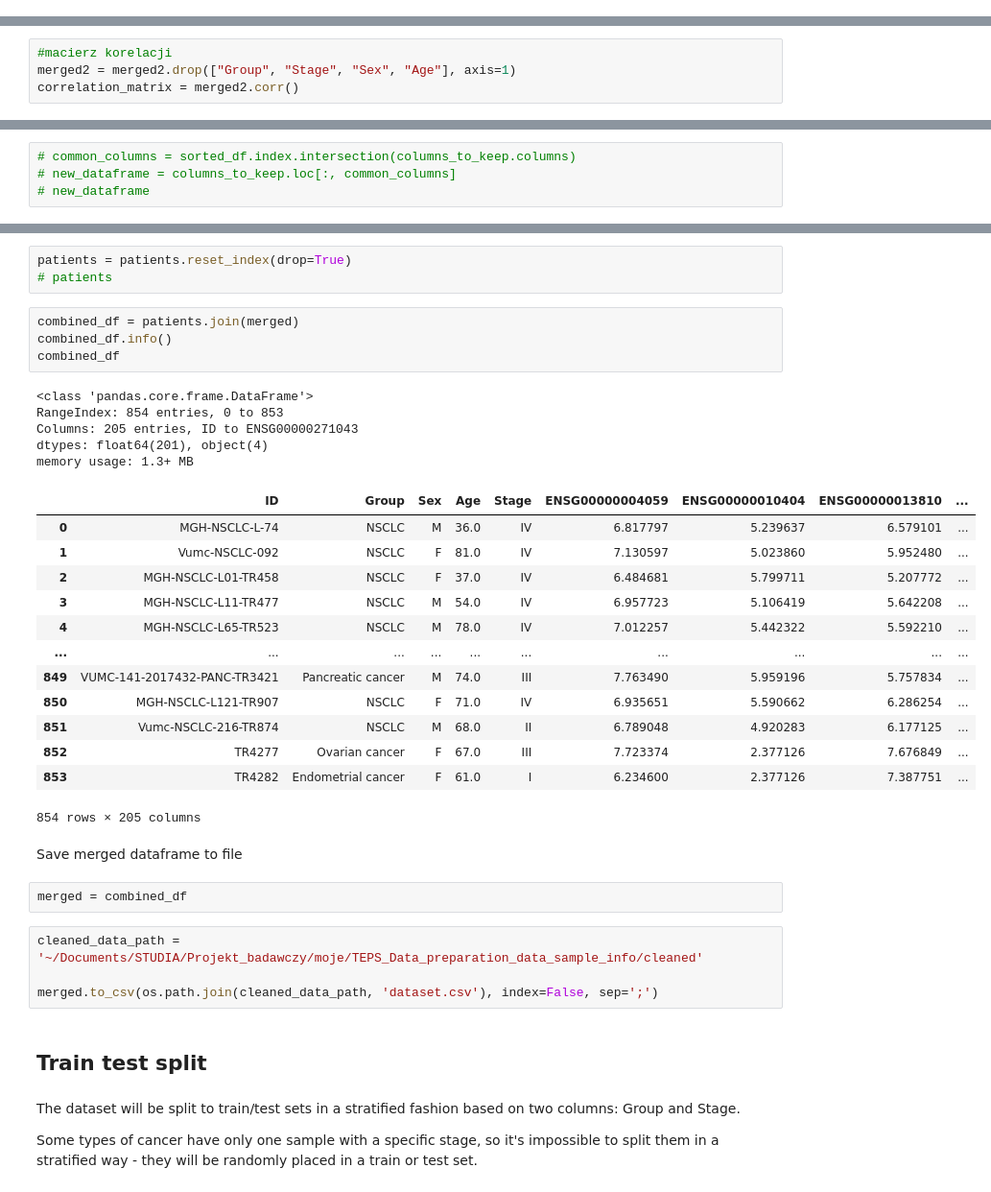
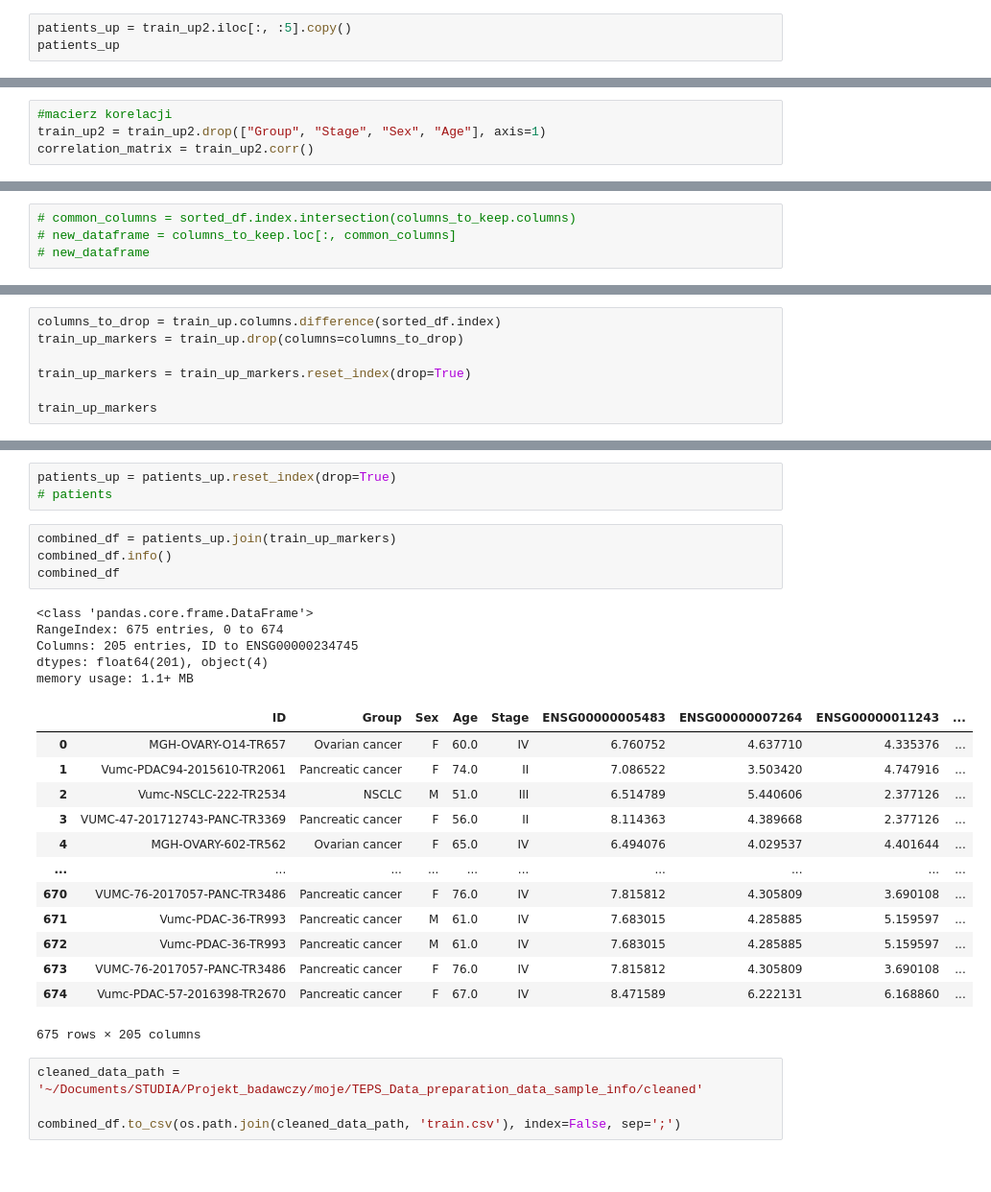
Before and after one commit to DariuszMech/Cancer-stage-prediction, a Jupyter notebook: notebooks/data_preparation.ipynb, the cells around one changed output, grey strips where cells are left out. Shown at 96% size. Saved outputs shown, nothing was run; the diff lists cells and outputs as text.

Commit message:
train upsampling

```diff
--- a/notebooks/data_preparation.ipynb
+++ b/notebooks/data_preparation.ipynb
@@ -254,0 +411,3 @@ merged2
+# %%
+patients_up = train_up2.iloc[:, :5].copy()
+patients_up
@@ -255,7 +428,7 @@ merged2
 # %%
 #macierz korelacji
-merged2 = merged2.drop(["Group", "Stage", "Sex", "Age"], axis=1)
-correlation_matrix = merged2.corr()
+train_up2 = train_up2.drop(["Group", "Stage", "Sex", "Age"], axis=1)
+correlation_matrix = train_up2.corr()
 # %%
 # Korelacje dla kazdego stage-a
 stage_correlation1 = correlation_matrix['Stage1']
@@ -340,0 +508,7 @@ merged
+# %%
+columns_to_drop = train_up.columns.difference(sorted_df.index)
+train_up_markers = train_up.drop(columns=columns_to_drop)
+
+train_up_markers = train_up_markers.reset_index(drop=True)
+
+train_up_markers
@@ -341,40 +529,30 @@ merged
 # %%
-patients = patients.reset_index(drop=True)
+patients_up = patients_up.reset_index(drop=True)
 # patients
 # %%
-combined_df = patients.join(merged)
+combined_df = patients_up.join(train_up_markers)
 combined_df.info()
 combined_df
 # %% [output]
 <class 'pandas.core.frame.DataFrame'>
-RangeIndex: 854 entries, 0 to 853
-Columns: 205 entries, ID to ENSG00000271043
+RangeIndex: 675 entries, 0 to 674
+Columns: 205 entries, ID to ENSG00000234745
 dtypes: float64(201), object(4)
-memory usage: 1.3+ MB
+memory usage: 1.1+ MB
-|  | ID | Group | Sex | Age | Stage | ENSG00000004059 | ENSG00000010404 | ENSG00000013810 | ... |
-| 0 | MGH-NSCLC-L-74 | NSCLC | M | 36.0 | IV | 6.817797 | 5.239637 | 6.579101 | ... |
-| 1 | Vumc-NSCLC-092 | NSCLC | F | 81.0 | IV | 7.130597 | 5.023860 | 5.952480 | ... |
-| 2 | MGH-NSCLC-L01-TR458 | NSCLC | F | 37.0 | IV | 6.484681 | 5.799711 | 5.207772 | ... |
-| 3 | MGH-NSCLC-L11-TR477 | NSCLC | M | 54.0 | IV | 6.957723 | 5.106419 | 5.642208 | ... |
-| 4 | MGH-NSCLC-L65-TR523 | NSCLC | M | 78.0 | IV | 7.012257 | 5.442322 | 5.592210 | ... |
+|  | ID | Group | Sex | Age | Stage | ENSG00000005483 | ENSG00000007264 | ENSG00000011243 | ... |
+| 0 | MGH-OVARY-O14-TR657 | Ovarian cancer | F | 60.0 | IV | 6.760752 | 4.637710 | 4.335376 | ... |
+| 1 | Vumc-PDAC94-2015610-TR2061 | Pancreatic cancer | F | 74.0 | II | 7.086522 | 3.503420 | 4.747916 | ... |
+| 2 | Vumc-NSCLC-222-TR2534 | NSCLC | M | 51.0 | III | 6.514789 | 5.440606 | 2.377126 | ... |
+| 3 | VUMC-47-201712743-PANC-TR3369 | Pancreatic cancer | F | 56.0 | II | 8.114363 | 4.389668 | 2.377126 | ... |
+| 4 | MGH-OVARY-602-TR562 | Ovarian cancer | F | 65.0 | IV | 6.494076 | 4.029537 | 4.401644 | ... |
 | ... | ... | ... | ... | ... | ... | ... | ... | ... | ... |
-| 849 | VUMC-141-2017432-PANC-TR3421 | Pancreatic cancer | M | 74.0 | III | 7.763490 | 5.959196 | 5.757834 | ... |
-| 850 | MGH-NSCLC-L121-TR907 | NSCLC | F | 71.0 | IV | 6.935651 | 5.590662 | 6.286254 | ... |
-| 851 | Vumc-NSCLC-216-TR874 | NSCLC | M | 68.0 | II | 6.789048 | 4.920283 | 6.177125 | ... |
-| 852 | TR4277 | Ovarian cancer | F | 67.0 | III | 7.723374 | 2.377126 | 7.676849 | ... |
-| 853 | TR4282 | Endometrial cancer | F | 61.0 | I | 6.234600 | 2.377126 | 7.387751 | ... |
+| 670 | VUMC-76-2017057-PANC-TR3486 | Pancreatic cancer | F | 76.0 | IV | 7.815812 | 4.305809 | 3.690108 | ... |
+| 671 | Vumc-PDAC-36-TR993 | Pancreatic cancer | M | 61.0 | IV | 7.683015 | 4.285885 | 5.159597 | ... |
+| 672 | Vumc-PDAC-36-TR993 | Pancreatic cancer | M | 61.0 | IV | 7.683015 | 4.285885 | 5.159597 | ... |
+| 673 | VUMC-76-2017057-PANC-TR3486 | Pancreatic cancer | F | 76.0 | IV | 7.815812 | 4.305809 | 3.690108 | ... |
+| 674 | Vumc-PDAC-57-2016398-TR2670 | Pancreatic cancer | F | 67.0 | IV | 8.471589 | 6.222131 | 6.168860 | ... |
-854 rows × 205 columns
+675 rows × 205 columns
-# %% [markdown]
-Save merged dataframe to file
-# %%
-merged = combined_df
 # %%
 cleaned_data_path = '~/Documents/STUDIA/Projekt_badawczy/moje/TEPS_Data_preparation_data_sample_info/cleaned'
 
-merged.to_csv(os.path.join(cleaned_data_path, 'dataset.csv'), index=False, sep=';')
+combined_df.to_csv(os.path.join(cleaned_data_path, 'train.csv'), index=False, sep=';')
-# %% [markdown]
-## Train test split
-# %% [markdown]
-The dataset will be split to train/test sets in a stratified fashion based on two columns: Group and Stage.
-
-Some types of cancer have only one sample with a specific stage, so it's impossible to split them in a stratified way - they will be randomly placed in a train or test set.
```
Also changed, not shown: parts of 30 cells of this notebook.
